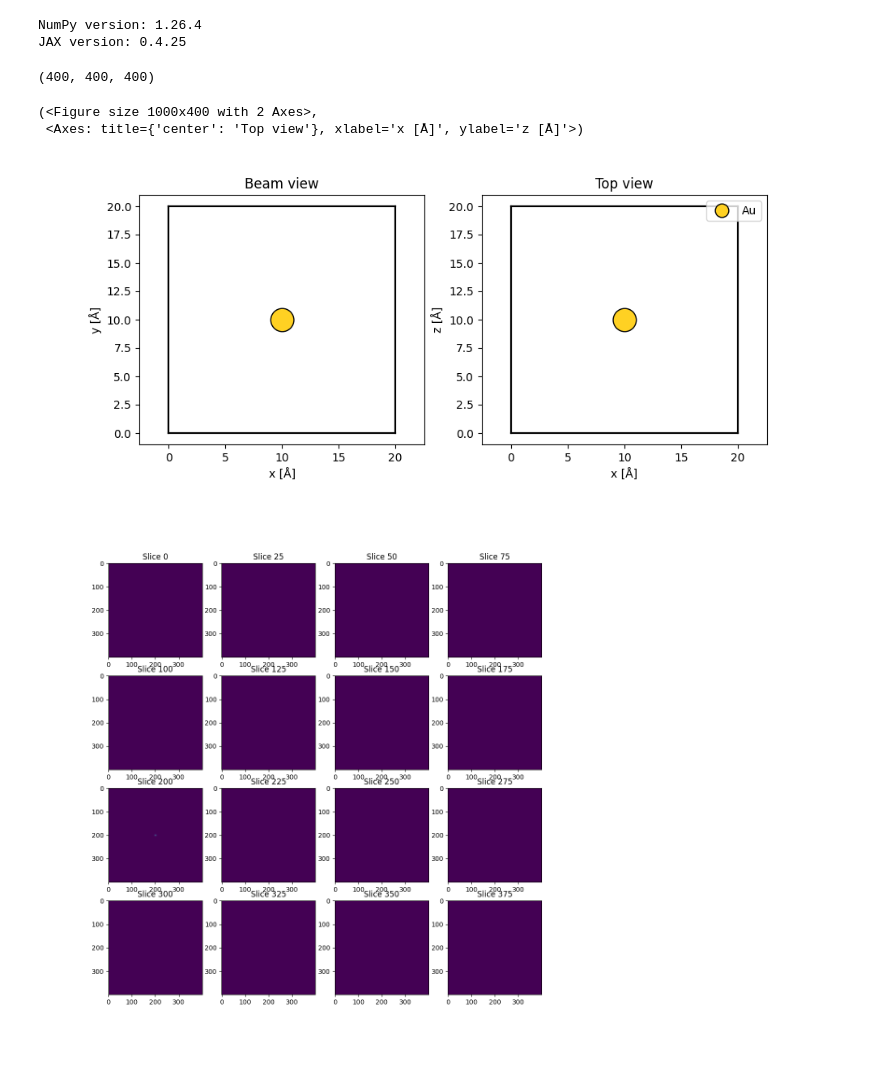
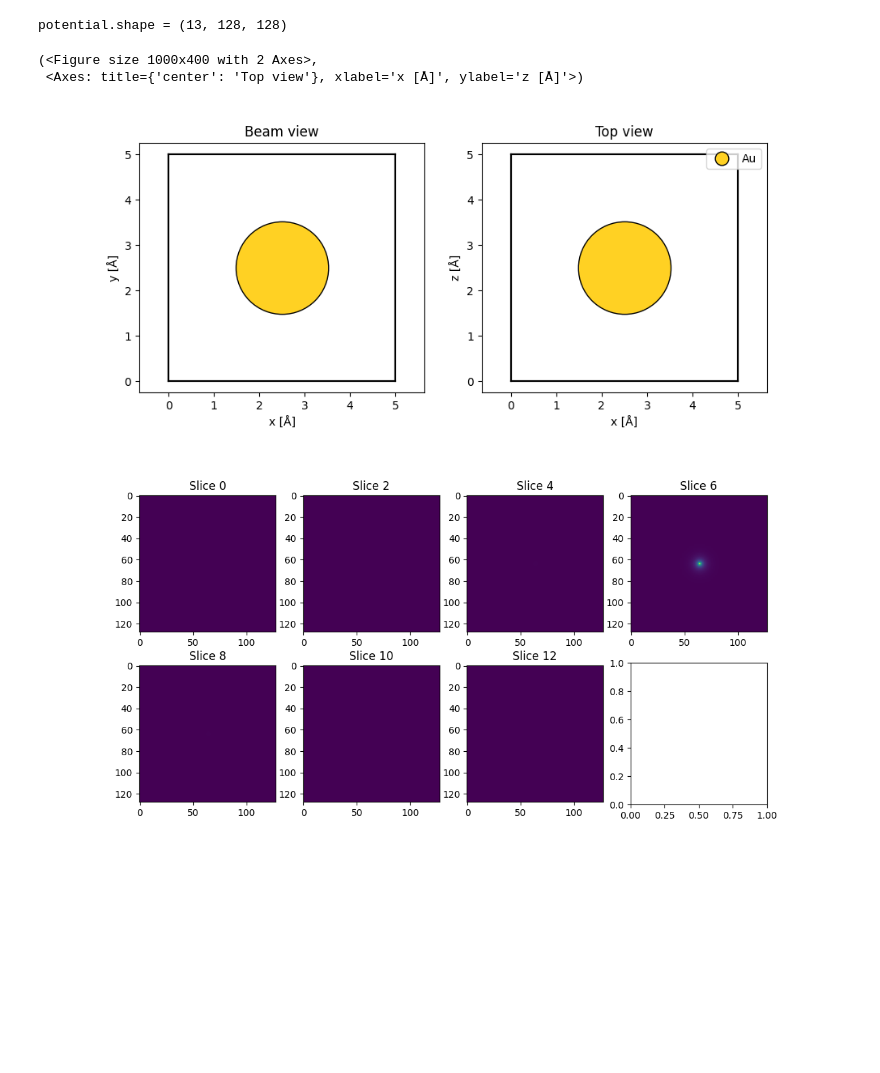
Before and after one commit to DavidLanders95/jax-ptychography, a Jupyter notebook: single_atom_wide_angle_propagators.ipynb, the cells around one changed output. Drawn from its saved outputs; the diff is of its cells as text; code cells hidden in the pictures; blank space fills up the shorter version.

```diff
--- a/single_atom_wide_angle_propagators.ipynb
+++ b/single_atom_wide_angle_propagators.ipynb
@@ -2,7 +2,7 @@
 %matplotlib widget
 
 import os
-os.environ["XLA_PYTHON_CLIENT_MEM_FRACTION"] = ".15"
+os.environ["XLA_PYTHON_CLIENT_MEM_FRACTION"] = ".4"
 
 import abtem
 import ase
@@ -10,18 +10,30 @@ import matplotlib.pyplot as plt
 import jax
 import jax.numpy as jnp
 import numpy as np
-from jax_multislice import get_abtem_transmit, Propagator as convolve2d, energy2wavelength, fresnel_propagation_kernel, angular_spectrum_propagation_kernel
+from jax_multislice import (
+    get_abtem_transmit,
+    Propagator as convolve2d,
+    energy2wavelength,
+    fresnel_propagation_kernel,
+    angular_spectrum_propagation_kernel,
+    relativistic_mass_correction,
+    electron_refractive_index,
+    wpm_step,
+    transmission_function,
+)
 
-abtem.config.set({"device": "cpu"});
+abtem.config.set({"device": "cpu"})
+abtem.config.set({"precision": "float64"})
+jax.config.update("jax_enable_x64", True)
+# keep platform as GPU where available; change if needed
+# jax.config.update("jax_platform_name", "gpu")
-# %% [output]
-NumPy version: 1.26.4
-JAX version: 0.4.25
 # %%
-atoms = ase.Atoms('Au', cell=[20, 20, 20], pbc=True)
+# Create a single Au atom in a small cell
+atoms = ase.Atoms('Au', cell=[5, 5, 5], pbc=True)
 atoms.center()
 # %%
-base_sampling = 0.05
-base_slice_thickness = 0.05
+base_sampling = 0.0785 / 2
+base_slice_thickness = 0.4
 
 potential = abtem.Potential(
     atoms,
@@ -29,9 +41,9 @@ potential = abtem.Potential(
     slice_thickness=base_slice_thickness,
     projection='finite',
 )
-print(potential.shape)
+print('potential.shape =', potential.shape)
 # %% [output]
-(400, 400, 400)
+potential.shape = (13, 128, 128)
 # %%
 fig, (ax1, ax2) = plt.subplots(1, 2, figsize=(10, 4))
 abtem.show_atoms(atoms, ax=ax1, title="Beam view", merge=False)
@@ -39,25 +51,25 @@ abtem.show_atoms(atoms, ax=ax2, plane="xz", title="Top view", legend=True)
 # %% [output]
 (<Figure size 1000x400 with 2 Axes>,
  <Axes: title={'center': 'Top view'}, xlabel='x [Å]', ylabel='z [Å]'>)
-[figure, old version]
+[figure, new version]
 # %%
 energy = 200e3
 transmit = get_abtem_transmit(potential, energy)
 # %%
 potential_array = potential.build(lazy=False).array
-subset = potential_array[::25]
+subset = potential_array[::2]
 
 rows = int(np.floor(np.sqrt(len(subset))))
 cols = int(np.ceil(np.sqrt(len(subset))))
 if rows * cols < len(subset):
     cols += 1
 fig, ax = plt.subplots(rows, cols, figsize=(cols * 3, rows * 3))
 vmin = potential_array.min()
 vmax = potential_array.max()
 for i, (p, s_ax) in enumerate(zip(subset, ax.ravel())):
     s_ax.imshow(p, vmin=vmin, vmax=vmax)
-    s_ax.set_title(f"Slice {i * 25}")
+    s_ax.set_title(f"Slice {i * 2}")
 # %% [output]
-[figure, old version]
+[figure, new version]
 # %%
 wavelength = energy2wavelength(energy)
```
Also changed, not shown: parts of 13 cells of this notebook, 2 other files.
